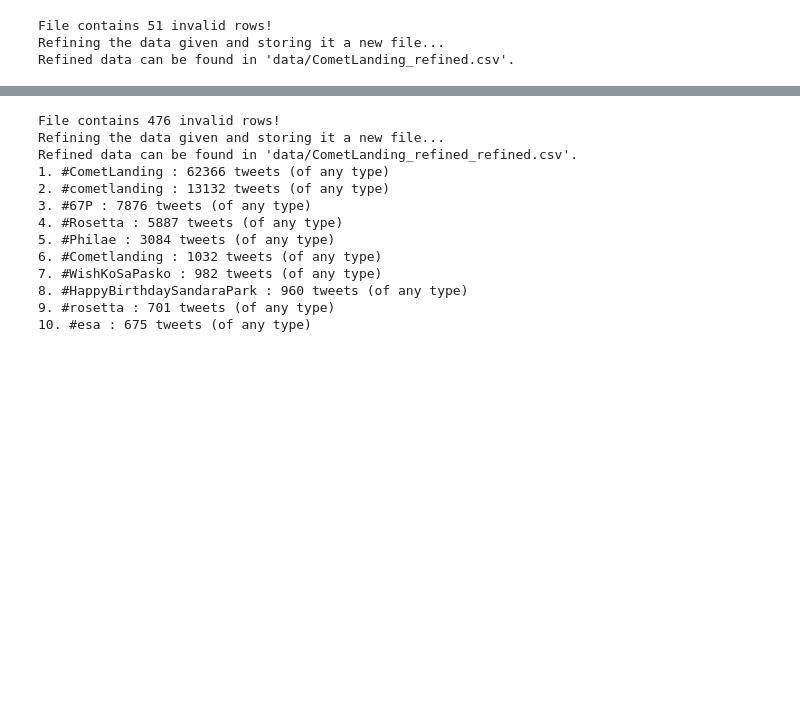
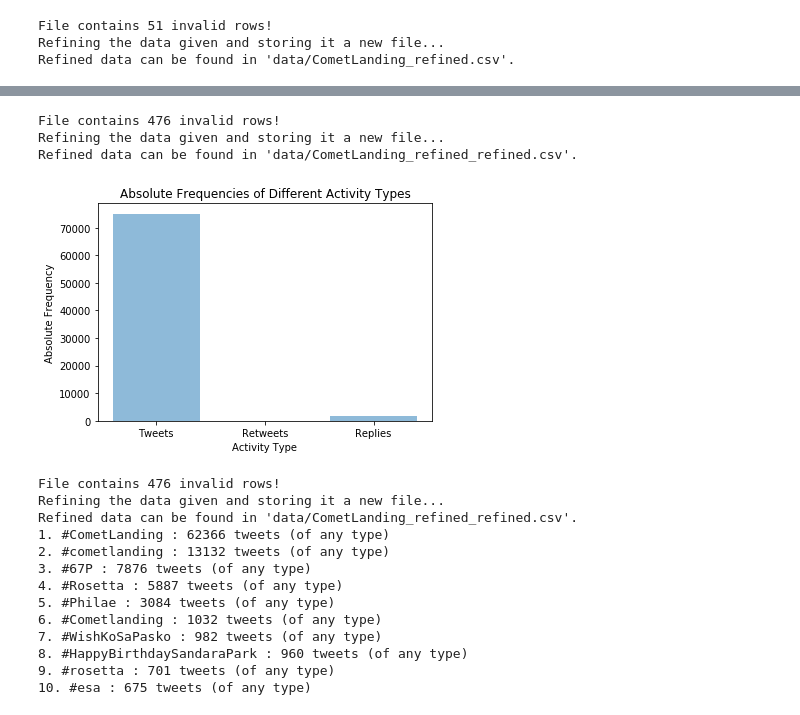
Before and after one commit to Fraser-Brown/Python-stats, a Jupyter notebook: Jupyter.ipynb, the cells around one changed output, grey strips where cells are left out. Drawn from its saved outputs; the diff is of its cells as text; code cells hidden in the pictures; blank space fills up the shorter version.

```diff
--- a/Jupyter.ipynb
+++ b/Jupyter.ipynb
@@ -64,3 +64,23 @@ Refined data can be found in 'data/CometLanding_refined_refined.csv'.
+# %%
+from parsing import *
+import matplotlib.pyplot as plt
+from plotter import *
+
+cr = CensusReader("data/CometLanding_refined.csv")
+data = cr.data
+hashTags = data.loc[:, 'entities_str']
+
+retweets = cr.retweetCount()
+replies = cr.replyCount()
+tweets = cr.tweetCount()
+
+plotter = Plotter()
+plotter.barChart(tweets, retweets, replies)
+# %% [output]
+File contains 476 invalid rows!
+Refining the data given and storing it a new file...
+Refined data can be found in 'data/CometLanding_refined_refined.csv'.
+[figure, added]
 # %%
 from parsing import *
 import matplotlib.pyplot as plt
```
Also changed, not shown: parts of 4 cells of this notebook, 3 other files.
